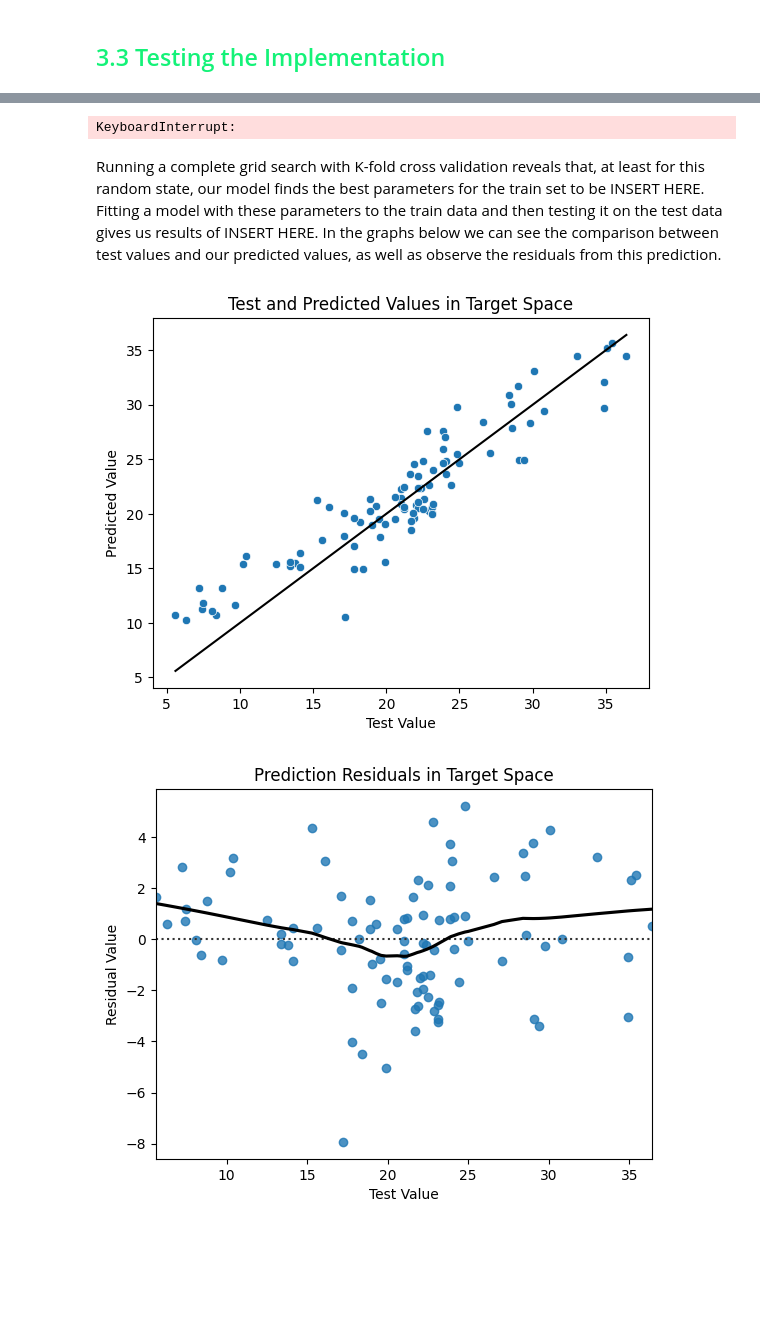
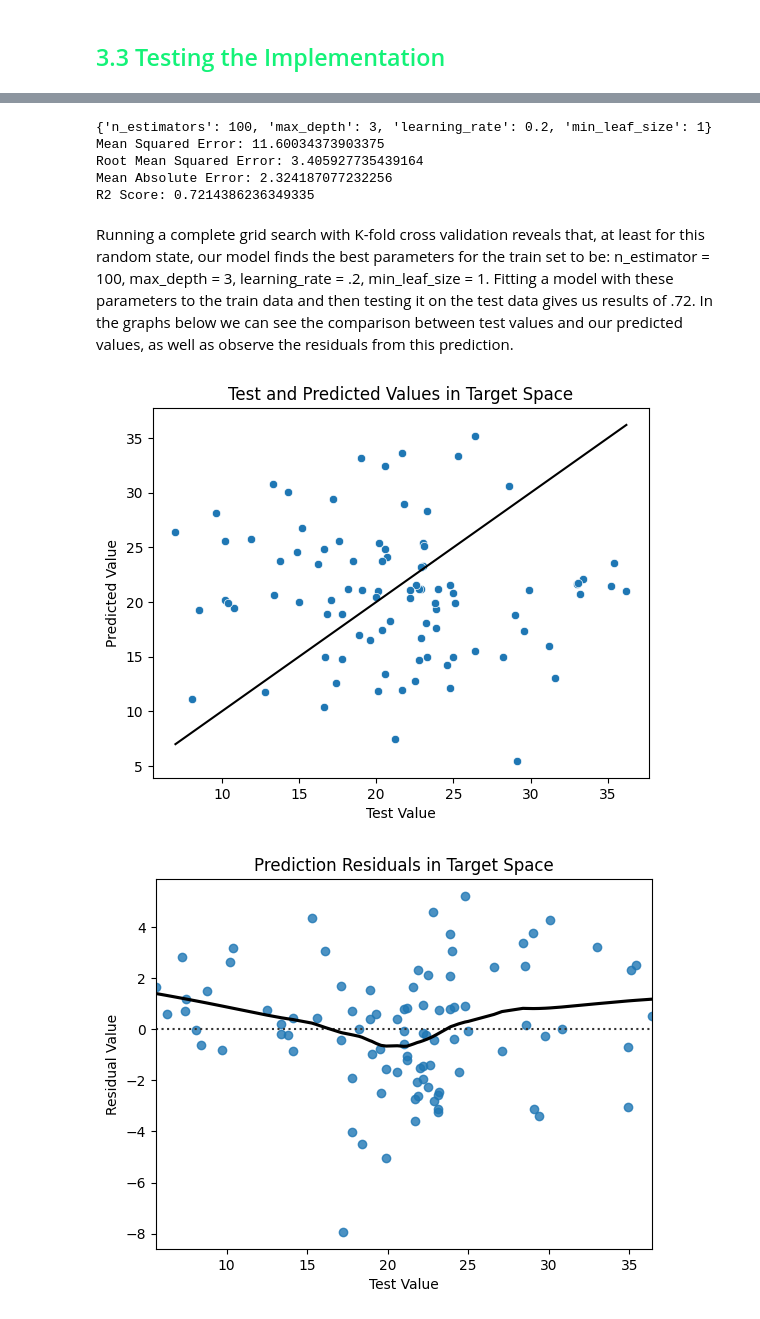
Before and after one commit to emmabland/JPM-Team-Yang, a Jupyter notebook: Final_Presentation.ipynb, the cells around one changed output, grey strips where cells are left out. Saved outputs shown, nothing was run; the diff lists cells and outputs as text; code cells hidden in the pictures; blank space fills up the shorter version.

```diff
--- a/Final_Presentation.ipynb
+++ b/Final_Presentation.ipynb
@@ -855,23 +851,31 @@ param_grid = {
 }
 
 #Get train-test-split of feature and targets spaces via our function
-X_train, X_test, y_train, y_test = my_train_test_split(X, y, test_size=0.2, random_state=123)
+
+X = X.reset_index(drop=True)
+y = y.reset_index(drop = True)
+X_train, X_test, y_train, y_test = train_test_split(X, y, test_size=0.2, random_state=123)
 
 # Run grid search with K-fold Cross Validation to find best parameters for this training set, then fit model with those parameters and output performance metrics on predictions from test set
-grid_search_kf(X_train, y_train, X_test, y_test, param_grid)
+
+y_test, y_pred = grid_search_kf(X_train, y_train, X_test, y_test, param_grid)
 # %% [output]
-KeyboardInterrupt:
+{'n_estimators': 100, 'max_depth': 3, 'learning_rate': 0.2, 'min_leaf_size': 1}
+Mean Squared Error: 11.60034373903375
+Root Mean Squared Error: 3.405927735439164
+Mean Absolute Error: 2.324187077232256
+R2 Score: 0.7214386236349335
 # %% [markdown]
-Running a complete grid search with K-fold cross validation reveals that, at least for this random state, our model finds the best parameters for the train set to be INSERT HERE. Fitting a model with these parameters to the train data and then testing it on the test data gives us results of INSERT HERE. In the graphs below we can see the comparison between test values and our predicted values, as well as observe the residuals from this prediction.
+Running a complete grid search with K-fold cross validation reveals that, at least for this random state, our model finds the best parameters for the train set to be: n_estimator = 100, max_depth = 3, learning_rate = .2, min_leaf_size = 1. Fitting a model with these parameters to the train data and then testing it on the test data gives us results of .72. In the graphs below we can see the comparison between test values and our predicted values, as well as observe the residuals from this prediction.
 # %%
-g =sns.scatterplot(x = y_test, y = y_pred)
+g =sns.scatterplot(x = y_test, y = predictions)
 g = sns.lineplot(x = y_test, y = y_test, color = 'black')
 g.set_ylabel('Predicted Value')
 g.set_xlabel('Test Value')
 g.set_title('Test and Predicted Values in Target Space')
 plt.show()
 # %% [output]
-[figure, old version]
+[figure, new version]
 # %%
 g = sns.residplot(x = y_test, y=y_pred, lowess=True, line_kws=dict(color = 'black'))
 g.set_ylabel('Residual Value')
```
Also changed, not shown: parts of 11 cells of this notebook.
